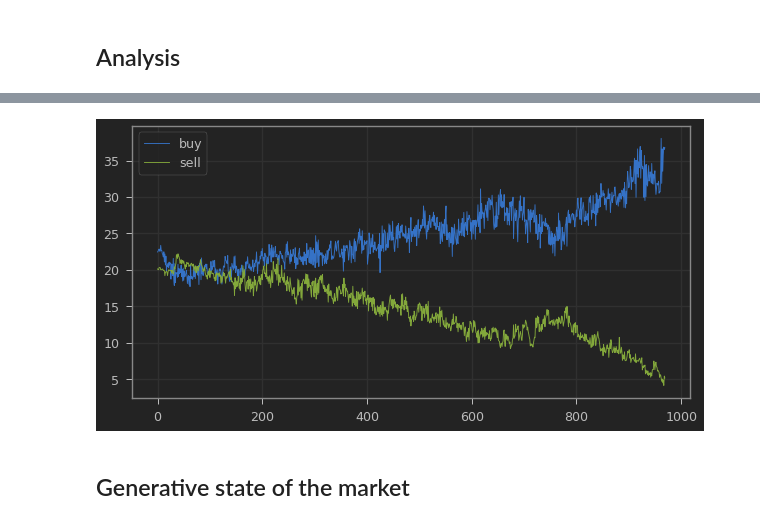
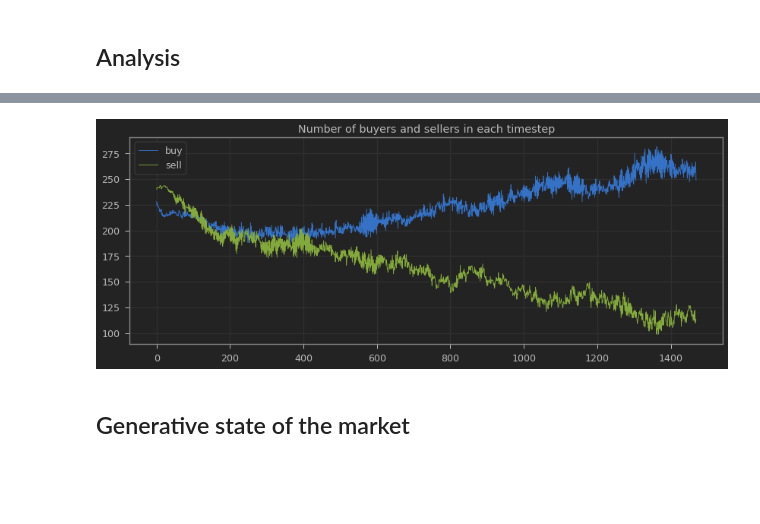
Before and after one commit to jaanerik/economic-life, a Jupyter notebook: GPU Market.ipynb, the cells around one changed output, grey strips where cells are left out. Cells and saved outputs as stored; diff of their text form; code cells hidden in the pictures; blank space fills up the shorter version.

```diff
--- a/GPU Market.ipynb
+++ b/GPU Market.ipynb
@@ -80,10 +53,7 @@ plot_market(m,from_index=0,to_index=940,richest_alpha=1.)
-# %%
-plt.figure(figsize=(10, 5))
-plt.plot(m.buy_strs[m.k2:10000], label='buy', linewidth=.9)
-plt.plot(m.sell_strs[m.k2:10000], label='sell', linewidth=.9)
-plt.legend(loc='best');
-# %% [output]
-[figure, removed]
+# %%
+plot_traders(m)
+# %% [output]
+[figure, added]
 # %% [markdown]
 ## Generative state of the market
 # %% [markdown]
```
Also changed, not shown: parts of 30 cells of this notebook, 2 other files.
